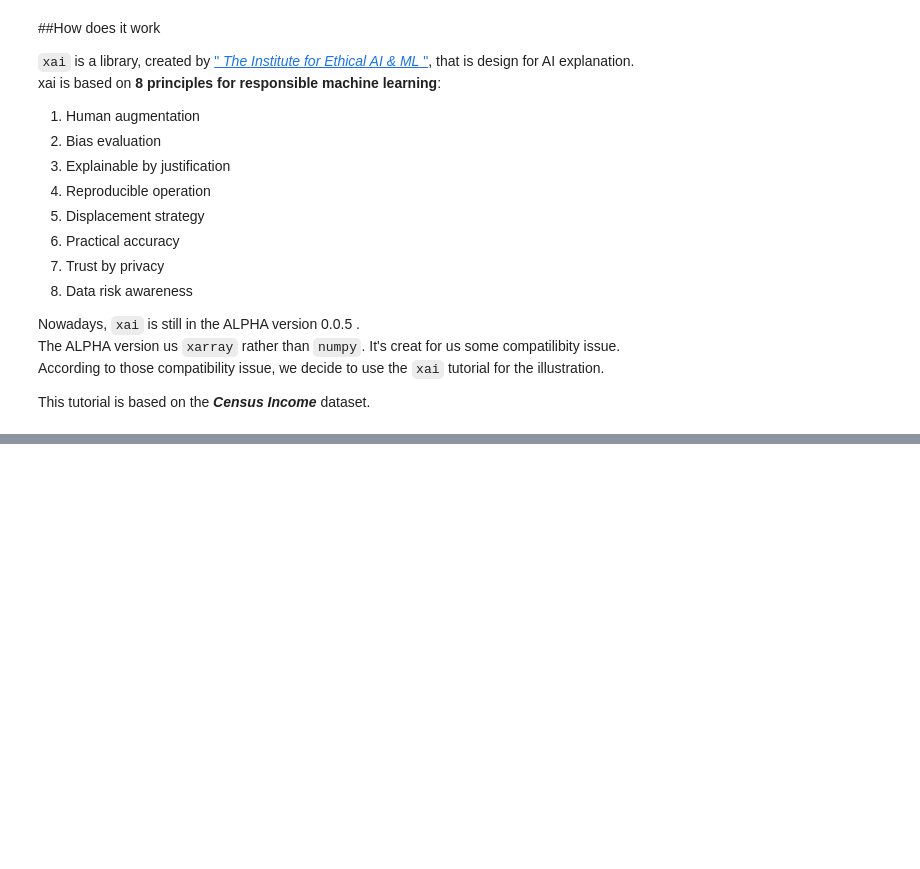
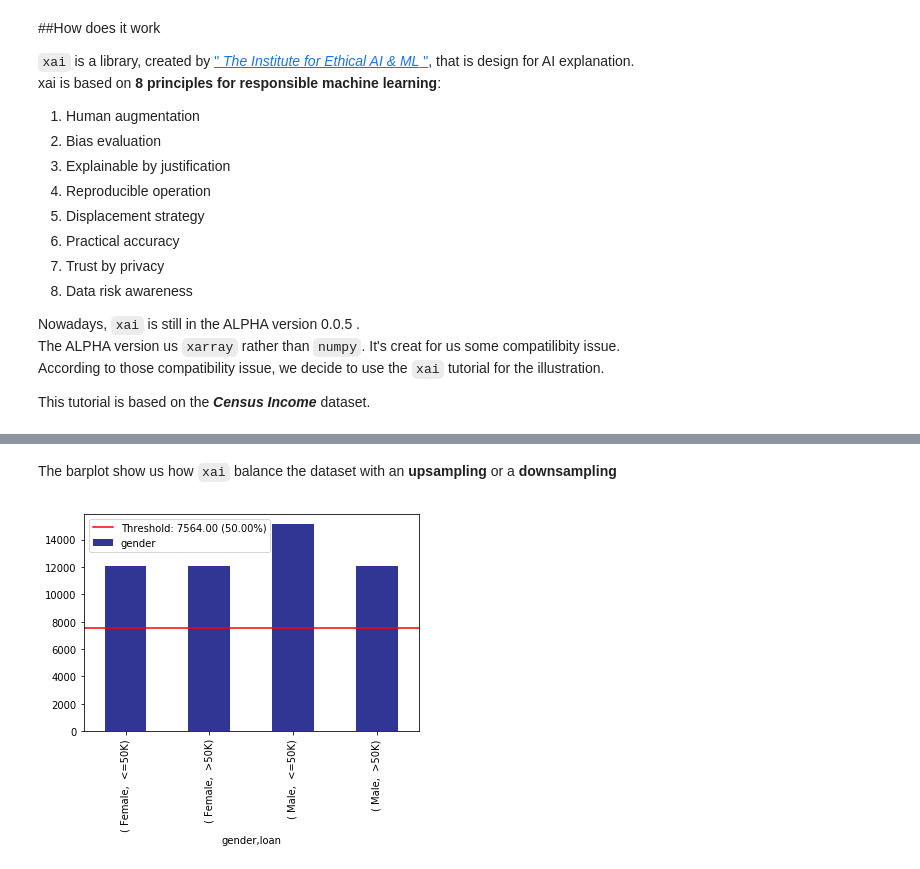
Before and after one commit to XaviJunior/SBB, a Jupyter notebook: project_1/Team_SBB_project_1_Explainable_AI.ipynb, the cells around one changed output, grey strips where cells are left out. Saved outputs shown, nothing was run; the diff lists cells and outputs as text; code cells hidden in the pictures; blank space fills up the shorter version.

```diff
--- a/project_1/Team_SBB_project_1_Explainable_AI.ipynb
+++ b/project_1/Team_SBB_project_1_Explainable_AI.ipynb
@@ -619,0 +656,6 @@ This tutorial is based on the ***Census Income*** dataset.
+# %% [markdown]
+The barplot show us how `xai` balance the dataset with an **upsampling** or a **downsampling**
+# %%
+bal_df = xai.balance(df, "gender", "loan", upsample=0.8)
+# %% [output]
+[figure, added]
```
Also changed, not shown: parts of 7 cells of this notebook.
